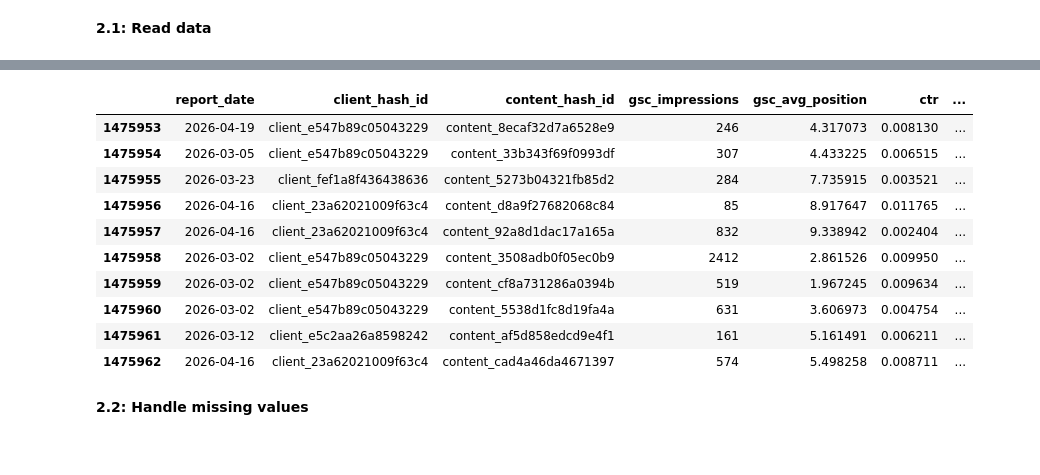
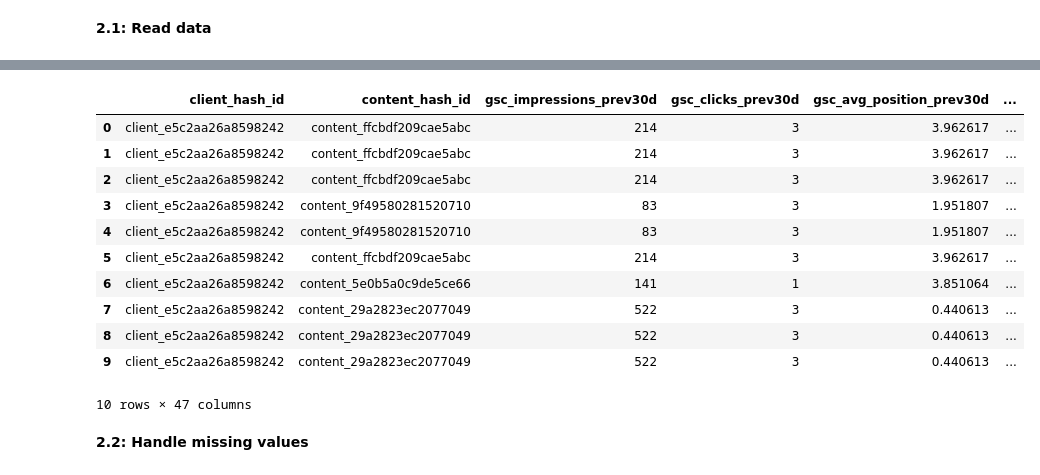
Before and after one commit to MuhammadFaizan0023/FlyRank_ML_internship_repo, a Jupyter notebook: work/notebooks/w05_model.ipynb, the cells around one changed output, grey strips where cells are left out. Drawn from its saved outputs; the diff is of its cells as text; code cells hidden in the pictures.

```diff
--- a/work/notebooks/w05_model.ipynb
+++ b/work/notebooks/w05_model.ipynb
@@ -37,5 +37,5 @@ Time-aware split: latest 90 days window with 60 days training and 30 days testin
 # %%
 # This cell is for CODE (numbers, a query, a check).
 # Write your text answer in the cell ABOVE this one — typing sentences here breaks Run All.
-data = pd.read_csv("baseline_action_score_ff.csv")
+data = pd.read_csv("data_for_baseline_action_score.csv")
 # %%
@@ -55,17 +45,18 @@ data.head(10)
 # %%
-data.tail(10)
+display(data.head(10))
 # %% [output]
-|  | report_date | client_hash_id | content_hash_id | gsc_impressions | gsc_avg_position | ctr | ... |
-| 1475953 | 2026-04-19 | client_e547b89c05043229 | content_8ecaf32d7a6528e9 | 246 | 4.317073 | 0.008130 | ... |
-| 1475954 | 2026-03-05 | client_e547b89c05043229 | content_33b343f69f0993df | 307 | 4.433225 | 0.006515 | ... |
-| 1475955 | 2026-03-23 | client_fef1a8f436438636 | content_5273b04321fb85d2 | 284 | 7.735915 | 0.003521 | ... |
-| 1475956 | 2026-04-16 | client_23a62021009f63c4 | content_d8a9f27682068c84 | 85 | 8.917647 | 0.011765 | ... |
-| 1475957 | 2026-04-16 | client_23a62021009f63c4 | content_92a8d1dac17a165a | 832 | 9.338942 | 0.002404 | ... |
-| 1475958 | 2026-03-02 | client_e547b89c05043229 | content_3508adb0f05ec0b9 | 2412 | 2.861526 | 0.009950 | ... |
-| 1475959 | 2026-03-02 | client_e547b89c05043229 | content_cf8a731286a0394b | 519 | 1.967245 | 0.009634 | ... |
-| 1475960 | 2026-03-02 | client_e547b89c05043229 | content_5538d1fc8d19fa4a | 631 | 3.606973 | 0.004754 | ... |
-| 1475961 | 2026-03-12 | client_e5c2aa26a8598242 | content_af5d858edcd9e4f1 | 161 | 5.161491 | 0.006211 | ... |
-| 1475962 | 2026-04-16 | client_23a62021009f63c4 | content_cad4a46da4671397 | 574 | 5.498258 | 0.008711 | ... |
+|  | client_hash_id | content_hash_id | gsc_impressions_prev30d | gsc_clicks_prev30d | gsc_avg_position_prev30d | ... |
+| 0 | client_e5c2aa26a8598242 | content_ffcbdf209cae5abc | 214 | 3 | 3.962617 | ... |
+| 1 | client_e5c2aa26a8598242 | content_ffcbdf209cae5abc | 214 | 3 | 3.962617 | ... |
+| 2 | client_e5c2aa26a8598242 | content_ffcbdf209cae5abc | 214 | 3 | 3.962617 | ... |
+| 3 | client_e5c2aa26a8598242 | content_9f49580281520710 | 83 | 3 | 1.951807 | ... |
+| 4 | client_e5c2aa26a8598242 | content_9f49580281520710 | 83 | 3 | 1.951807 | ... |
+| 5 | client_e5c2aa26a8598242 | content_ffcbdf209cae5abc | 214 | 3 | 3.962617 | ... |
+| 6 | client_e5c2aa26a8598242 | content_5e0b5a0c9de5ce66 | 141 | 1 | 3.851064 | ... |
+| 7 | client_e5c2aa26a8598242 | content_29a2823ec2077049 | 522 | 3 | 0.440613 | ... |
+| 8 | client_e5c2aa26a8598242 | content_29a2823ec2077049 | 522 | 3 | 0.440613 | ... |
+| 9 | client_e5c2aa26a8598242 | content_29a2823ec2077049 | 522 | 3 | 0.440613 | ... |
+10 rows × 47 columns
 # %% [markdown]
 **2.2: Handle missing values**
 # %%
```
Also changed, not shown: parts of 42 cells of this notebook.
